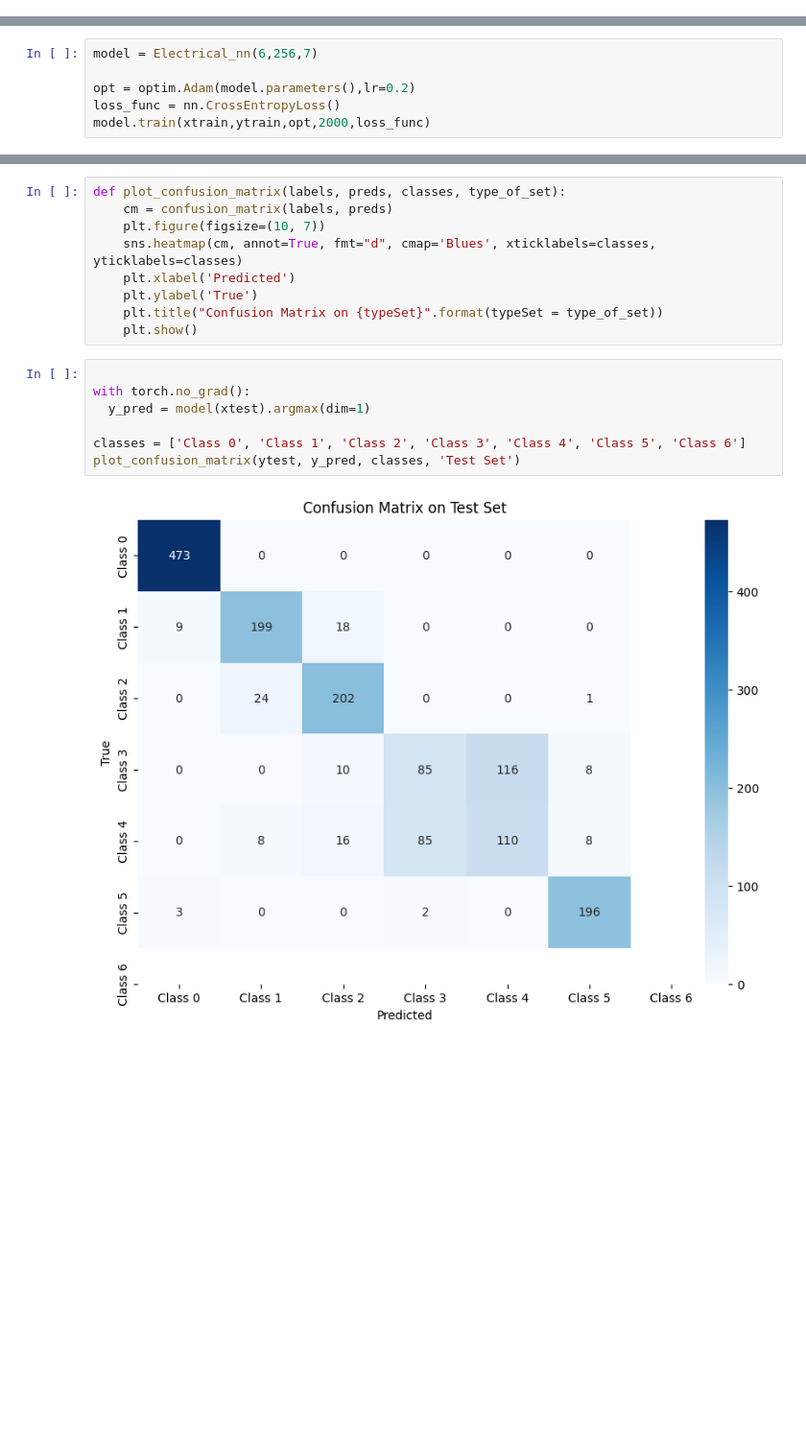
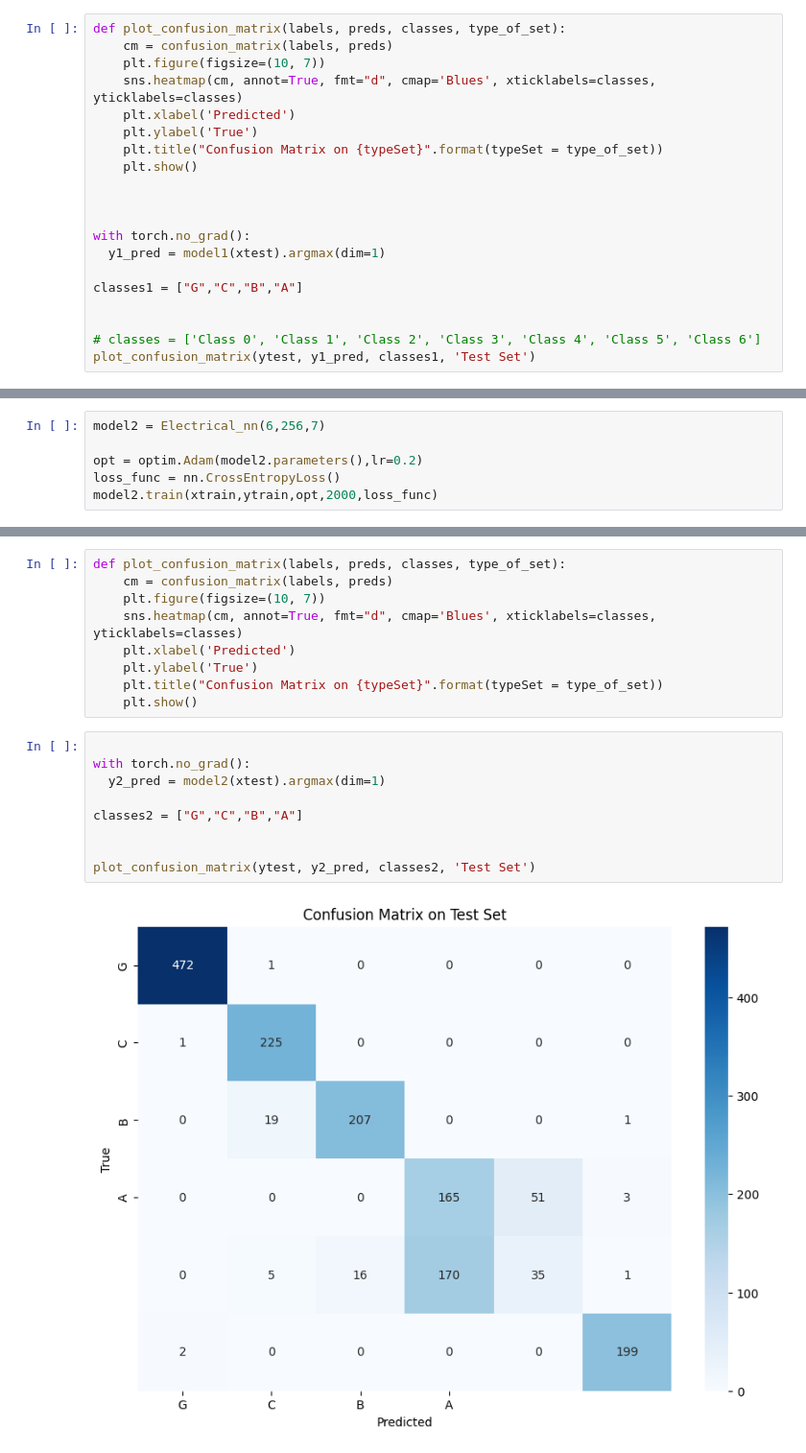
Before and after one commit to julian-rosas/red-neuronal-deteccion-fallas-energia, a Jupyter notebook: RedNeuronal.ipynb, the cells around one changed output, grey strips where cells are left out. Shown: that part at 96% size. Drawn from its saved outputs; the diff is of its cells as text; blank space fills up the shorter version.

```diff
--- a/RedNeuronal.ipynb
+++ b/RedNeuronal.ipynb
@@ -370,0 +374,20 @@ tensor([0.1177, 0.8117, 0.8444, 0.3452], grad_fn=<SigmoidBackward0>)
+# %%
+def plot_confusion_matrix(labels, preds, classes, type_of_set):
+    cm = confusion_matrix(labels, preds)
+    plt.figure(figsize=(10, 7))
+    sns.heatmap(cm, annot=True, fmt="d", cmap='Blues', xticklabels=classes, yticklabels=classes)
+    plt.xlabel('Predicted')
+    plt.ylabel('True')
+    plt.title("Confusion Matrix on {typeSet}".format(typeSet = type_of_set))
+    plt.show()
+
+
+
+with torch.no_grad():
+  y1_pred = model1(xtest).argmax(dim=1)
+
+classes1 = ["G","C","B","A"]
+
+
+# classes = ['Class 0', 'Class 1', 'Class 2', 'Class 3', 'Class 4', 'Class 5', 'Class 6']
+plot_confusion_matrix(ytest, y1_pred, classes1, 'Test Set')
@@ -481,7 +514,7 @@ torch.Size([1573, 7])
 # %%
-model = Electrical_nn(6,256,7)
+model2 = Electrical_nn(6,256,7)
 
-opt = optim.Adam(model.parameters(),lr=0.2)
+opt = optim.Adam(model2.parameters(),lr=0.2)
 loss_func = nn.CrossEntropyLoss()
-model.train(xtrain,ytrain,opt,2000,loss_func)
+model2.train(xtrain,ytrain,opt,2000,loss_func)
 # %% [output]
@@ -517,9 +552,11 @@ def plot_confusion_matrix(labels, preds, classes, type_of_set):
 # %%
 
 with torch.no_grad():
-  y_pred = model(xtest).argmax(dim=1)
+  y2_pred = model2(xtest).argmax(dim=1)
 
-classes = ['Class 0', 'Class 1', 'Class 2', 'Class 3', 'Class 4', 'Class 5', 'Class 6']
-plot_confusion_matrix(ytest, y_pred, classes, 'Test Set')
+classes2 = ["G","C","B","A"]
+
+
+plot_confusion_matrix(ytest, y2_pred, classes2, 'Test Set')
 # %% [output]
-[figure, old version]
+[figure, new version]
```
Also changed, not shown: parts of 11 cells of this notebook.
